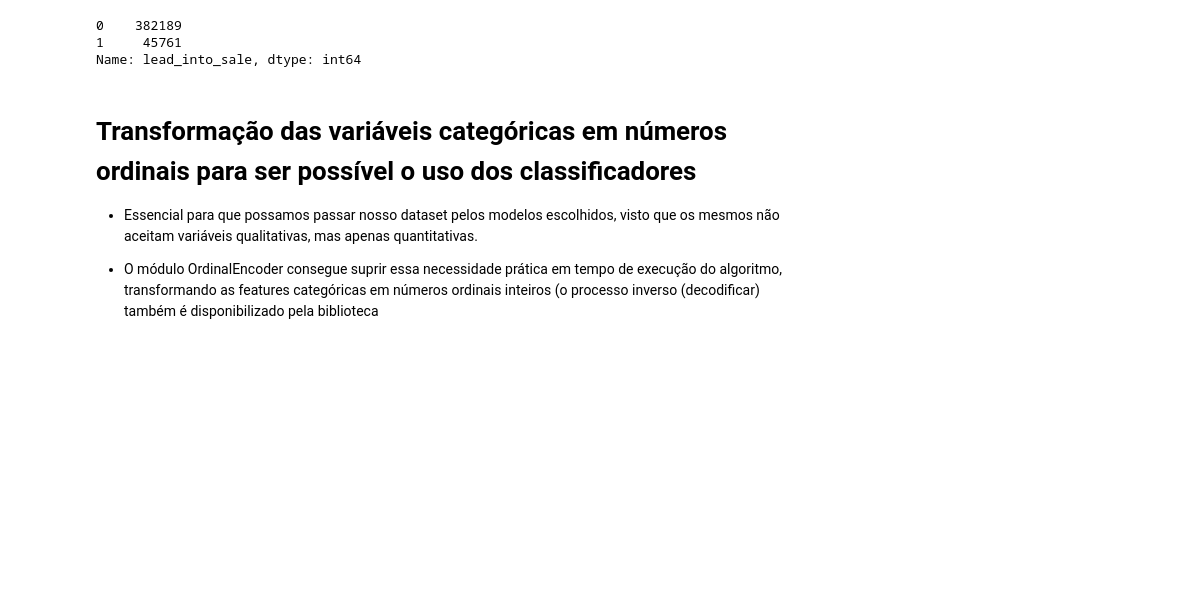
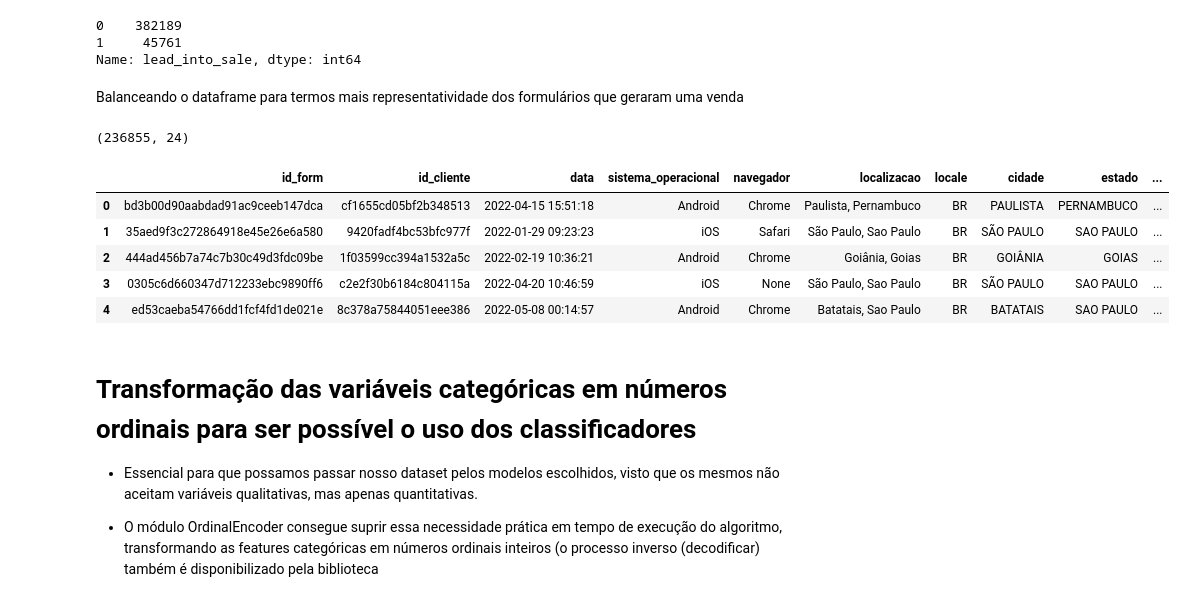
Before and after one commit to samuel0711/Desafio, a Jupyter notebook: desafio.ipynb, the cells around one changed output. Cells and saved outputs as stored; diff of their text form; code cells hidden in the pictures; blank space fills up the shorter version.

```diff
--- a/desafio.ipynb
+++ b/desafio.ipynb
@@ -134,6 +134,23 @@ forms.lead_into_sale.value_counts()
 0    382189
 1     45761
 Name: lead_into_sale, dtype: int64
+# %% [markdown]
+Balanceando o dataframe para termos mais representatividade dos formulários que geraram uma venda
+# %%
+forms_z = forms[forms.lead_into_sale == 0].sample(frac=0.5)
+forms_t = forms[forms.lead_into_sale == 1]
+
+forms = forms_z.append(forms_t, ignore_index=True)
+print(forms.shape)
+forms.head()
+# %% [output]
+(236855, 24)
+|  | id_form | id_cliente | data | sistema_operacional | navegador | localizacao | locale | cidade | estado | ... |
+| 0 | bd3b00d90aabdad91ac9ceeb147dca | cf1655cd05bf2b348513 | 2022-04-15 15:51:18 | Android | Chrome | Paulista, Pernambuco | BR | PAULISTA | PERNAMBUCO | ... |
+| 1 | 35aed9f3c272864918e45e26e6a580 | 9420fadf4bc53bfc977f | 2022-01-29 09:23:23 | iOS | Safari | São Paulo, Sao Paulo | BR | SÃO PAULO | SAO PAULO | ... |
+| 2 | 444ad456b7a74c7b30c49d3fdc09be | 1f03599cc394a1532a5c | 2022-02-19 10:36:21 | Android | Chrome | Goiânia, Goias | BR | GOIÂNIA | GOIAS | ... |
+| 3 | 0305c6d660347d712233ebc9890ff6 | c2e2f30b6184c804115a | 2022-04-20 10:46:59 | iOS | None | São Paulo, Sao Paulo | BR | SÃO PAULO | SAO PAULO | ... |
+| 4 | ed53caeba54766dd1fcf4fd1de021e | 8c378a75844051eee386 | 2022-05-08 00:14:57 | Android | Chrome | Batatais, Sao Paulo | BR | BATATAIS | SAO PAULO | ... |
 # %%
 forms_y = forms['lead_into_sale']
 forms.drop(columns='lead_into_sale', inplace=True)
```
Also changed, not shown: parts of 10 cells of this notebook.
